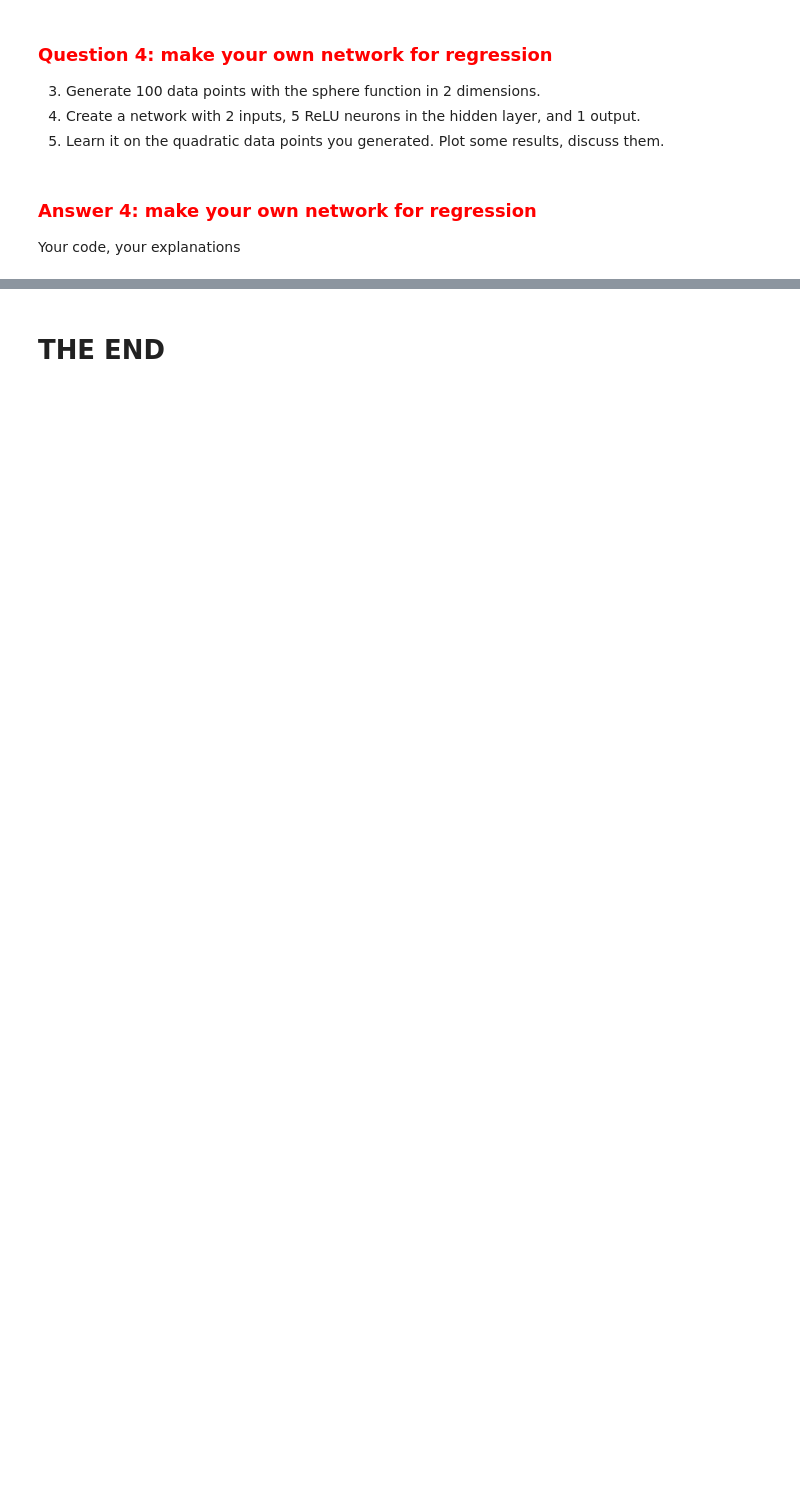
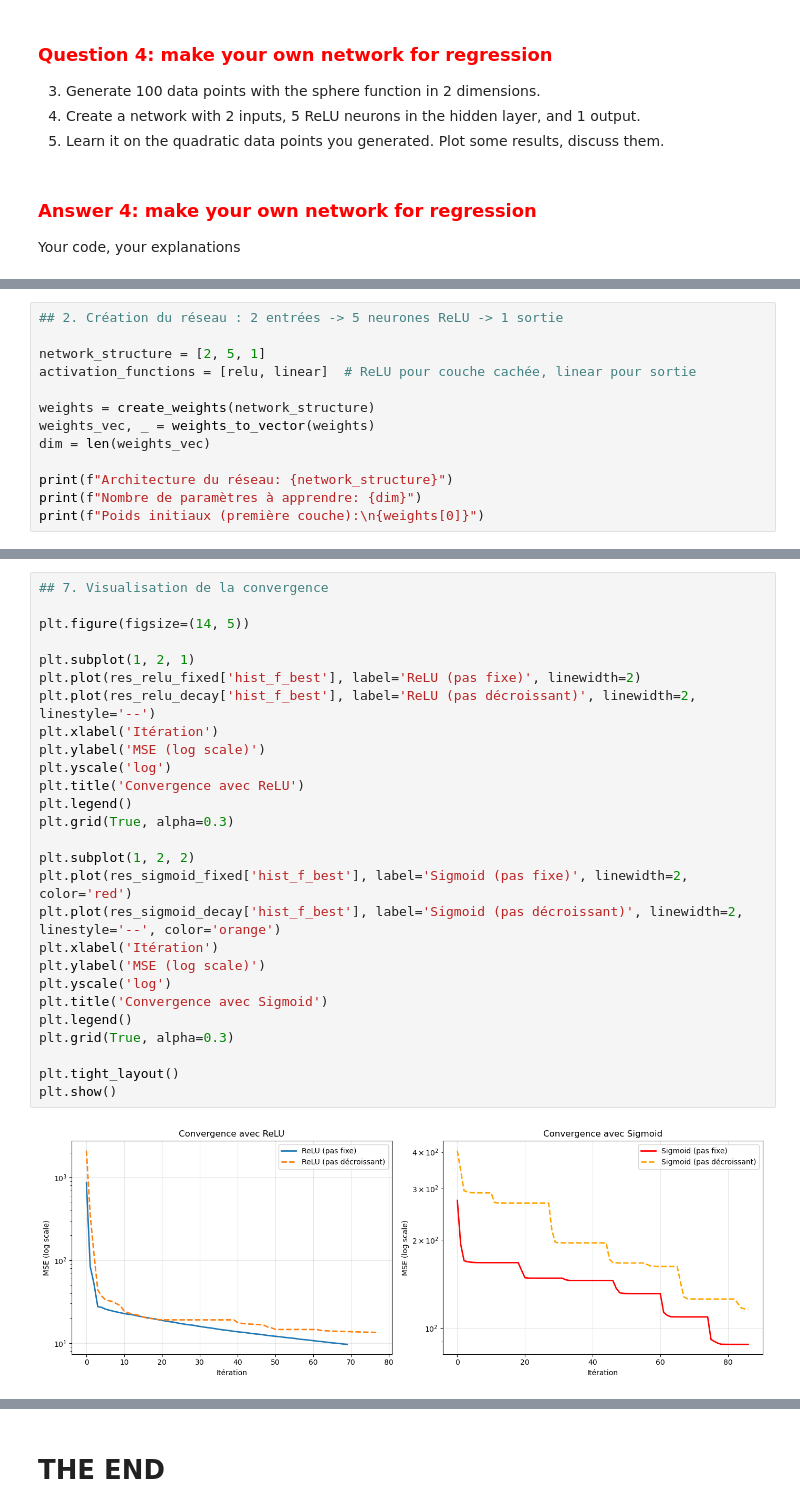
Before and after one commit to ouad002/gradient_descent_percepetron, a Jupyter notebook: NN_regression.ipynb, the cells around one changed output, grey strips where cells are left out. Drawn from its saved outputs; the diff is of its cells as text; blank space fills up the shorter version.

```diff
--- a/NN_regression.ipynb
+++ b/NN_regression.ipynb
@@ -283,0 +317,13 @@ Your code, your explanations
+# %%
+## 2. Création du réseau : 2 entrées -> 5 neurones ReLU -> 1 sortie
+
+network_structure = [2, 5, 1]
+activation_functions = [relu, linear]  # ReLU pour couche cachée, linear pour sortie
+
+weights = create_weights(network_structure)
+weights_vec, _ = weights_to_vector(weights)
+dim = len(weights_vec)
+
+print(f"Architecture du réseau: {network_structure}")
+print(f"Nombre de paramètres à apprendre: {dim}")
+print(f"Poids initiaux (première couche):\n{weights[0]}")
@@ -283,0 +509,29 @@ Your code, your explanations
+# %%
+## 7. Visualisation de la convergence
+
+plt.figure(figsize=(14, 5))
+
+plt.subplot(1, 2, 1)
+plt.plot(res_relu_fixed['hist_f_best'], label='ReLU (pas fixe)', linewidth=2)
+plt.plot(res_relu_decay['hist_f_best'], label='ReLU (pas décroissant)', linewidth=2, linestyle='--')
+plt.xlabel('Itération')
+plt.ylabel('MSE (log scale)')
+plt.yscale('log')
+plt.title('Convergence avec ReLU')
+plt.legend()
+plt.grid(True, alpha=0.3)
+
+plt.subplot(1, 2, 2)
+plt.plot(res_sigmoid_fixed['hist_f_best'], label='Sigmoid (pas fixe)', linewidth=2, color='red')
+plt.plot(res_sigmoid_decay['hist_f_best'], label='Sigmoid (pas décroissant)', linewidth=2, linestyle='--', color='orange')
+plt.xlabel('Itération')
+plt.ylabel('MSE (log scale)')
+plt.yscale('log')
+plt.title('Convergence avec Sigmoid')
+plt.legend()
+plt.grid(True, alpha=0.3)
+
+plt.tight_layout()
+plt.show()
+# %% [output]
+[figure, added]
```
Also changed, not shown: parts of 16 cells of this notebook, 1 other file.
